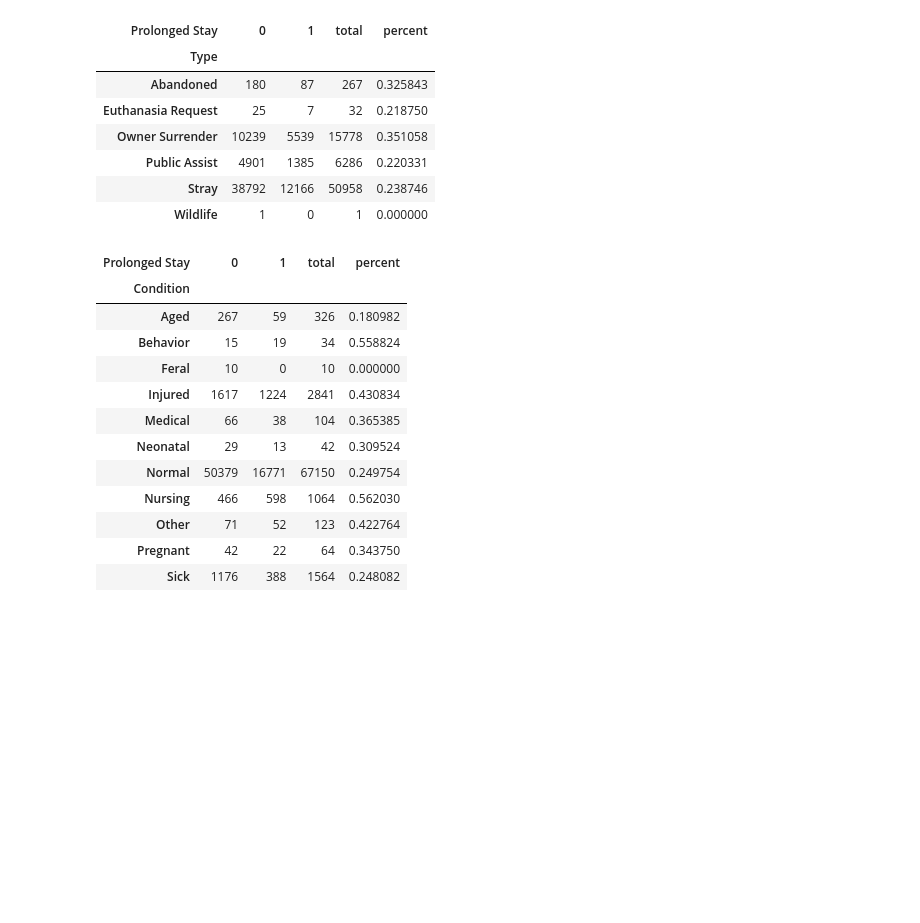
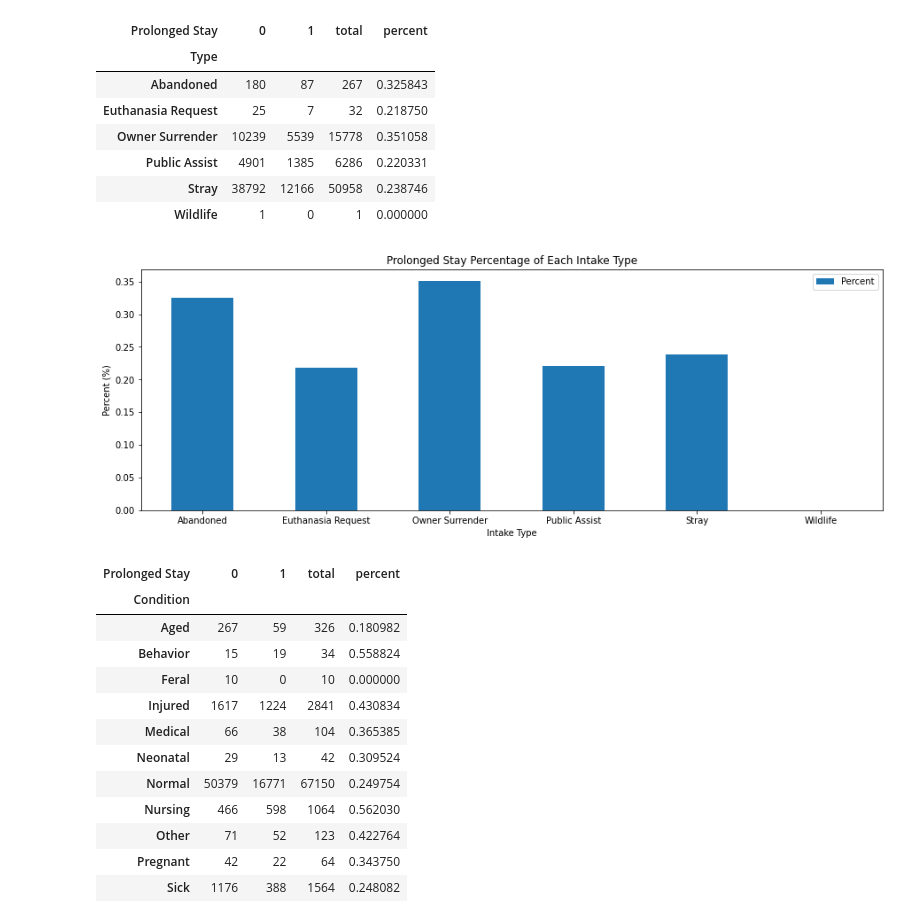
Before and after one commit to M-Outlaw/BootCamp-Mod-20-Animal_Shelter_Analysis, a Jupyter notebook: Notebook/FeatureEngineering.ipynb, the cells around one changed output. Saved outputs shown, nothing was run; the diff lists cells and outputs as text; code cells hidden in the pictures; blank space fills up the shorter version.

Commit message:
uploading updated files with plots

```diff
--- a/Notebook/FeatureEngineering.ipynb
+++ b/Notebook/FeatureEngineering.ipynb
@@ -37,12 +38,12 @@ data.head()
 #Create string labels for months, to aid with dummy coding later
 
 data["in_Month"]=data["in_Month"].astype(str)
-nums=("1","2","3","4","5","6","7","8","9","10","11","12")
+nums=("01","02","03","04","05","06","07","08","09","10","11","12")
 months=("Jan","Feb","Mar","Apr","May","June","July","Aug","Sep","Oct","Nov","Dec")
 data["in_Month"]= data["in_Month"].replace(nums,months)
 # %%
 #Drop original columns not needed
-data=data.drop(columns=["Animal ID","Breed", "Color", "Age_in_Years", "index", "Unnamed: 0"])
+data=data.drop(columns=["Animal ID","Breed", "Color", "Age_in_Years", "index", "index"])
 # %%
 #Drop rows where Outcome Type is missing or labeled "Missing", disposal and rto-adopt
 data=data.dropna(subset=["Outcome_Type"])
@@ -117,6 +118,20 @@ tabLS
 | Public Assist | 4901 | 1385 | 6286 | 0.220331 |
 | Stray | 38792 | 12166 | 50958 | 0.238746 |
 | Wildlife | 1 | 0 | 1 | 0.000000 |
+# %%
+index = ['Abandoned', 'Euthanasia Request', 'Owner Surrender', 'Public Assist', 'Stray', 'Wildlife']
+df = pd.DataFrame({'Percent': tabLS["percent"]}, index=index)
+ax = df.plot.bar(rot=0, figsize=(15, 5))
+
+# Add title and axis names
+plt.title('Prolonged Stay Percentage of Each Intake Type')
+plt.xlabel('Intake Type')
+plt.ylabel('Percent (%)')
+
+# Show graph
+plt.show()
+# %% [output]
+[figure, added]
 # %%
 tab=pd.crosstab(data["Prolonged Stay"],data["Condition"], rownames=["Prolonged Stay"],colnames=["Condition"])
 tabLS=tab.transpose()
```
Also changed, not shown: parts of 16 cells of this notebook, 1 other file.
